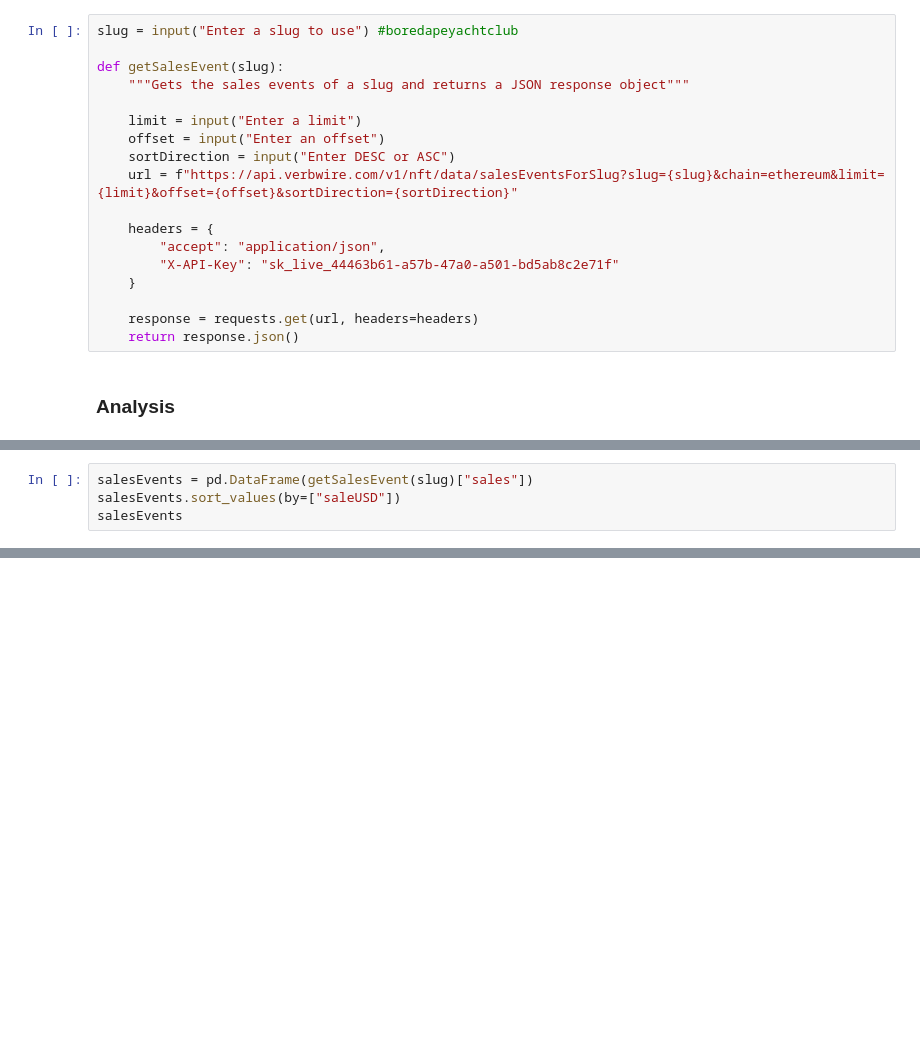
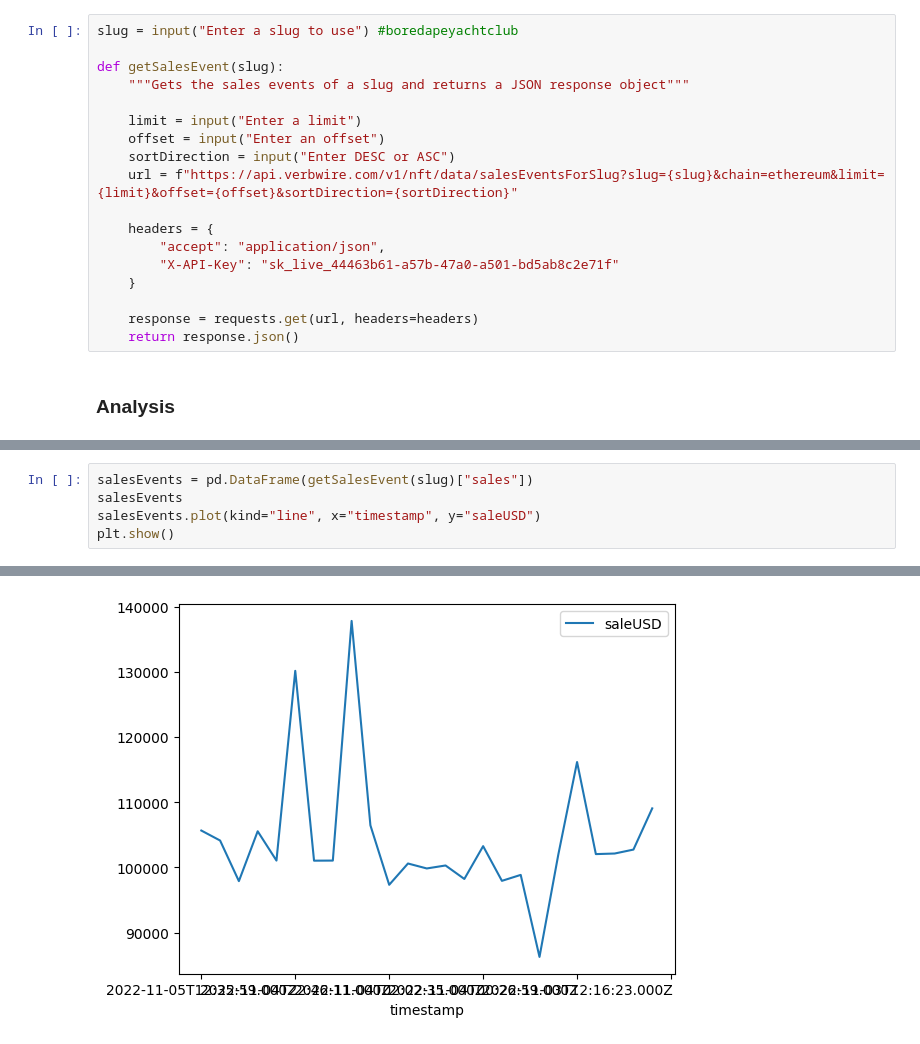
Before and after one commit to MikelAlc/HackTheWhale, a Jupyter notebook: NFTOwnership.ipynb, the cells around one changed output, grey strips where cells are left out. Cells and saved outputs as stored; diff of their text form; blank space fills up the shorter version.

Commit message:
initialization for salesEvents

```diff
--- a/NFTOwnership.ipynb
+++ b/NFTOwnership.ipynb
@@ -54,5 +54,6 @@ plt.show()
 # %%
 salesEvents = pd.DataFrame(getSalesEvent(slug)["sales"])
-salesEvents.sort_values(by=["saleUSD"])
 salesEvents
+salesEvents.plot(kind="line", x="timestamp", y="saleUSD")
+plt.show()
 # %% [output]
@@ -75,0 +60 @@ salesEvents
+[figure, added]
```
Also changed, not shown: parts of 2 cells of this notebook.
